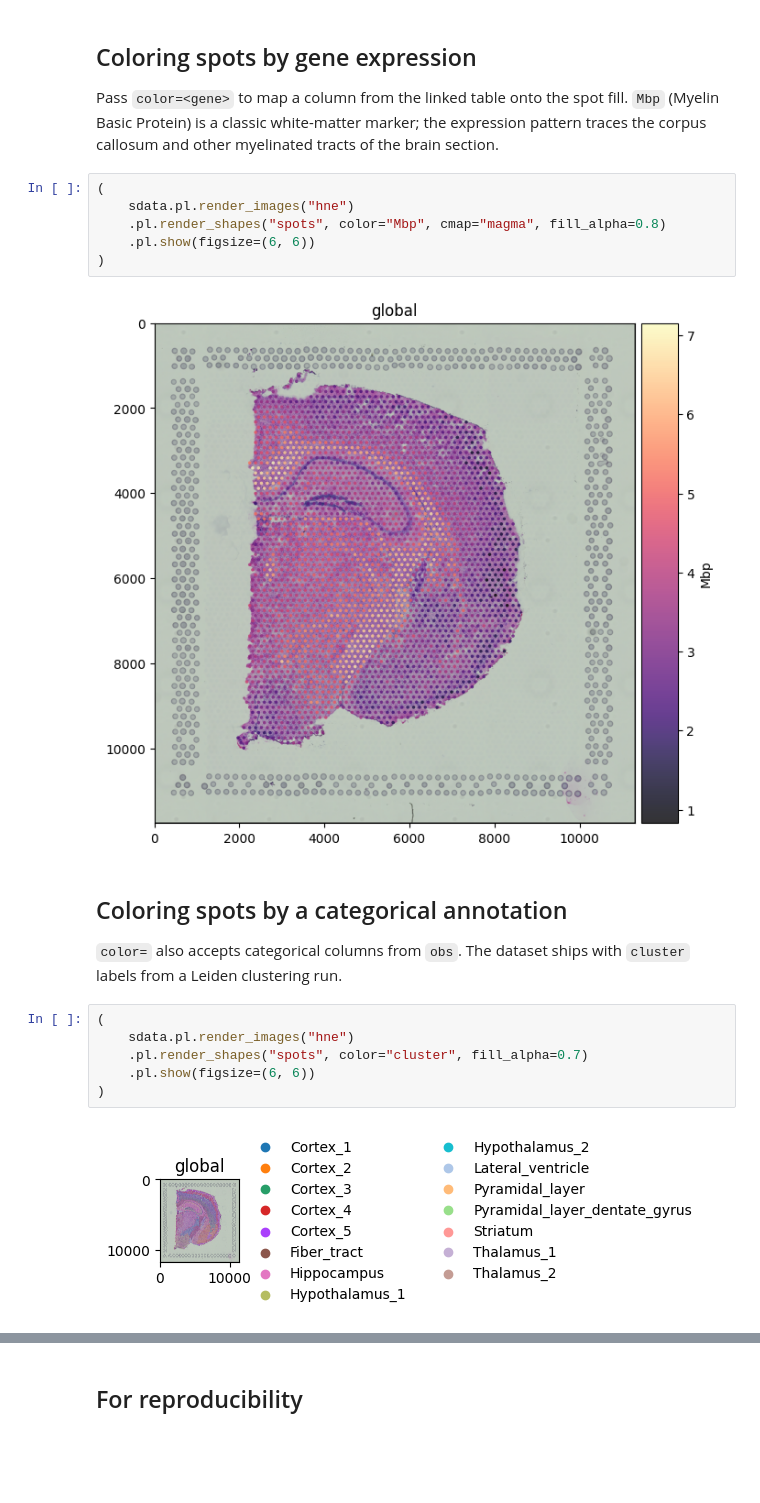
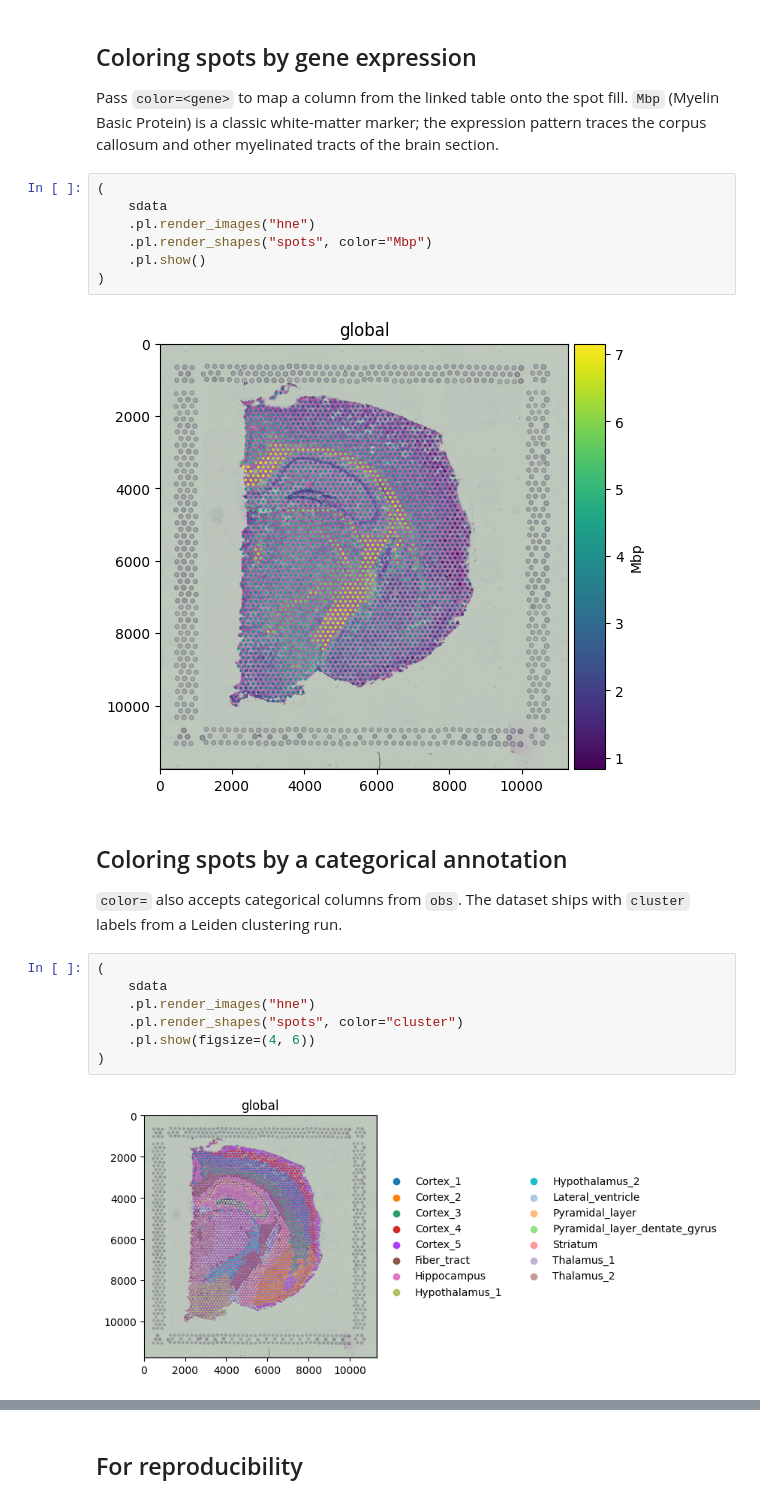
Before and after one commit to scverse/spatialdata-plot-notebooks, a Jupyter notebook: examples/visium_mouse_brain.ipynb, the cells around one changed output, grey strips where cells are left out. Drawn from its saved outputs; the diff is of its cells as text; blank space fills up the shorter version.

```diff
--- a/examples/visium_mouse_brain.ipynb
+++ b/examples/visium_mouse_brain.ipynb
@@ -70,24 +67,26 @@ The fluent API chains the two renders. Use `fill_alpha` on the spots so the unde
 Pass `color=<gene>` to map a column from the linked table onto the spot fill. `Mbp` (Myelin Basic Protein) is a classic white-matter marker; the expression pattern traces the corpus callosum and other myelinated tracts of the brain section.
 # %%
 (
-    sdata.pl.render_images("hne")
-    .pl.render_shapes("spots", color="Mbp", cmap="magma", fill_alpha=0.8)
-    .pl.show(figsize=(6, 6))
+    sdata
+    .pl.render_images("hne")
+    .pl.render_shapes("spots", color="Mbp")
+    .pl.show()
 )
 # %% [output]
-[figure, old version]
+[figure, new version]
 # %% [markdown]
 ## Coloring spots by a categorical annotation
 
 `color=` also accepts categorical columns from `obs`. The dataset ships with `cluster` labels from a Leiden clustering run.
 # %%
 (
-    sdata.pl.render_images("hne")
-    .pl.render_shapes("spots", color="cluster", fill_alpha=0.7)
-    .pl.show(figsize=(6, 6))
+    sdata
+    .pl.render_images("hne")
+    .pl.render_shapes("spots", color="cluster")
+    .pl.show(figsize=(4, 6))
 )
 # %% [output]
-[figure, old version]
+[figure, new version]
 # %% [markdown]
 ## Publication-style styling
 
```
Also changed, not shown: parts of 7 cells of this notebook, 1 other file.
